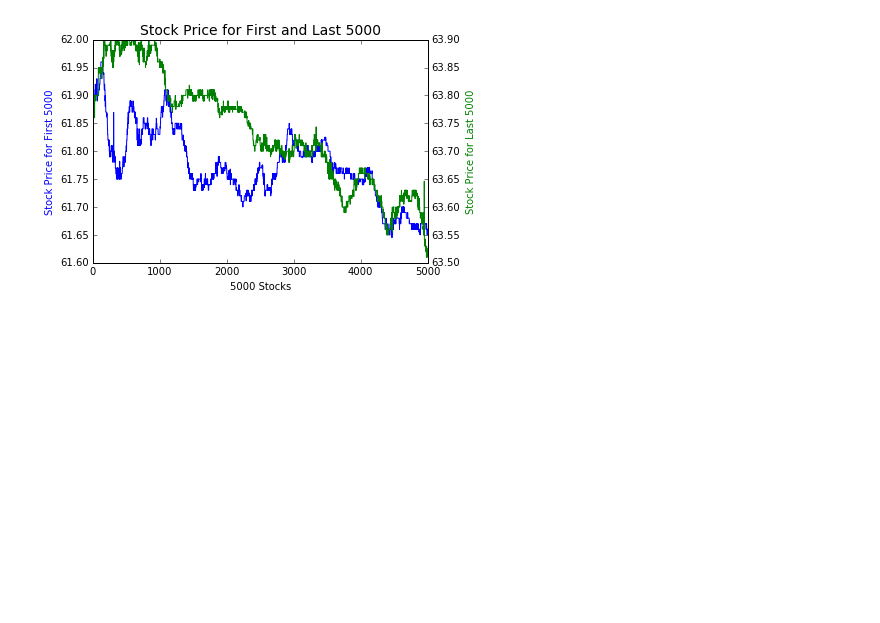
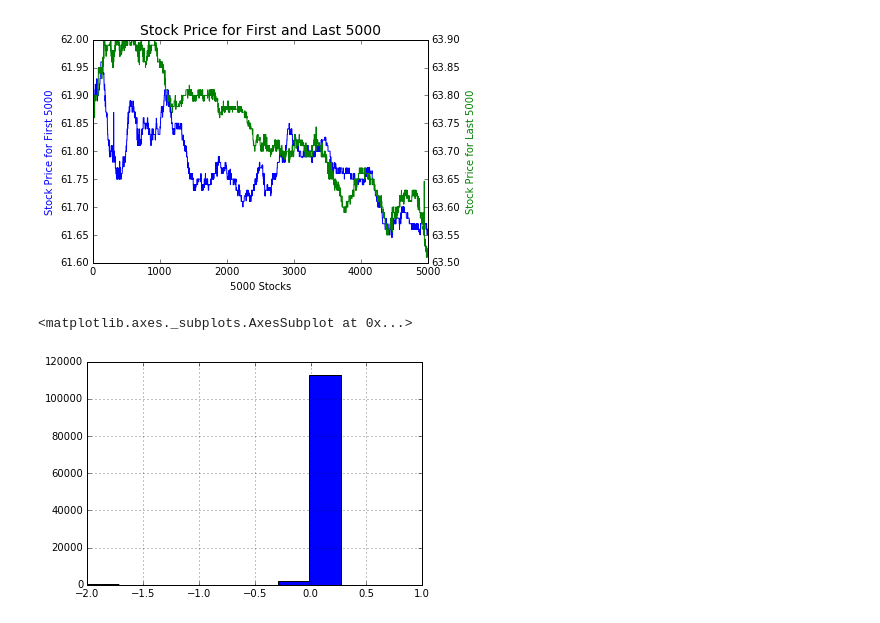
Before and after one commit to maxwelllee54/FinancialProgramClass, a Jupyter notebook: Homework/HW2/HW2.ipynb, the cells around one changed output. Drawn from its saved outputs; the diff is of its cells as text; code cells hidden in the pictures; blank space fills up the shorter version.

```diff
--- a/Homework/HW2/HW2.ipynb
+++ b/Homework/HW2/HW2.ipynb
@@ -52,3 +54,14 @@ ax2.set_ylabel('Stock Price for Last 5000', color='g')
 # %% [output]
 <matplotlib.text.Text at 0x...>
 [figure]
+# %%
+data.loc[:,'price_1'] = data.price.shift(1)
+
+data_y = data.loc[data.price != data.shift_price].dropna()
+data_y.loc[:, 'price_change'] = data.loc[:,'price'] - data.loc[:,'price_1']
+
+
+data_y.loc[:, 'price_change'].hist()
+# %% [output]
+<matplotlib.axes._subplots.AxesSubplot at 0x...>
+[figure, added]
```
Also changed, not shown: parts of 5 cells of this notebook.
